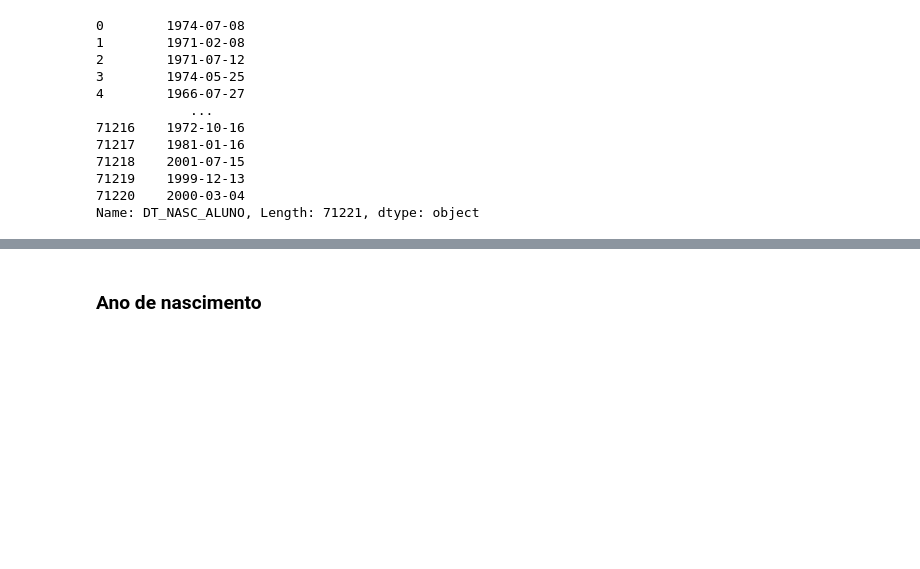
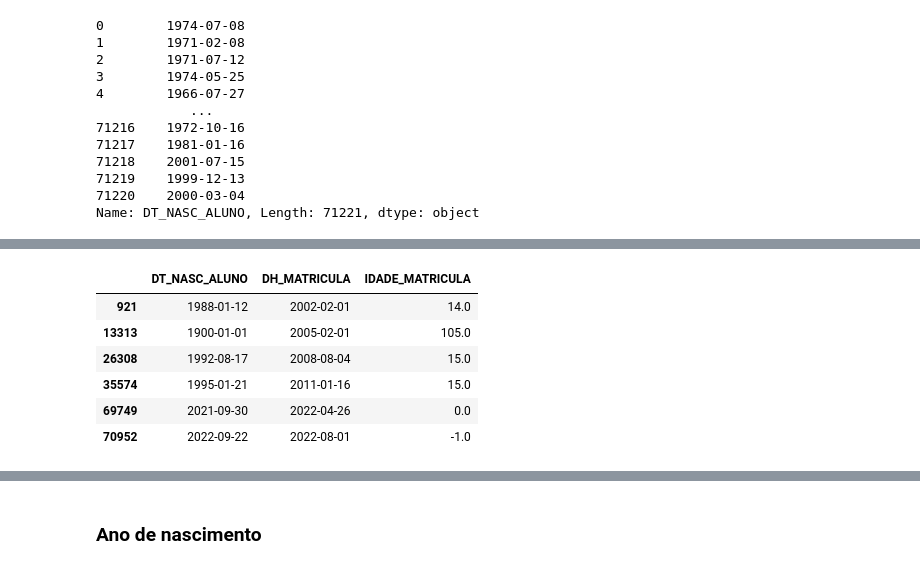
Before and after one commit to romu-lo/tcc-evasao-academica, a Jupyter notebook: limpeza.ipynb, the cells around one changed output, grey strips where cells are left out. Saved outputs shown, nothing was run; the diff lists cells and outputs as text; code cells hidden in the pictures; blank space fills up the shorter version.

```diff
--- a/limpeza.ipynb
+++ b/limpeza.ipynb
@@ -1259,0 +1355,10 @@ df_final['IDADE_MATRICULA'] = diff.apply(a)
+# %%
+df_final[(df_final['IDADE_MATRICULA'] < 16) | (df_final['IDADE_MATRICULA'] > 70)][['DT_NASC_ALUNO', 'DH_MATRICULA', 'IDADE_MATRICULA']]
+# %% [output]
+|  | DT_NASC_ALUNO | DH_MATRICULA | IDADE_MATRICULA |
+| 921 | 1988-01-12 | 2002-02-01 | 14.0 |
+| 13313 | 1900-01-01 | 2005-02-01 | 105.0 |
+| 26308 | 1992-08-17 | 2008-08-04 | 15.0 |
+| 35574 | 1995-01-21 | 2011-01-16 | 15.0 |
+| 69749 | 2021-09-30 | 2022-04-26 | 0.0 |
+| 70952 | 2022-09-22 | 2022-08-01 | -1.0 |
```
Also changed, not shown: parts of 56 cells of this notebook, 6 other files.
